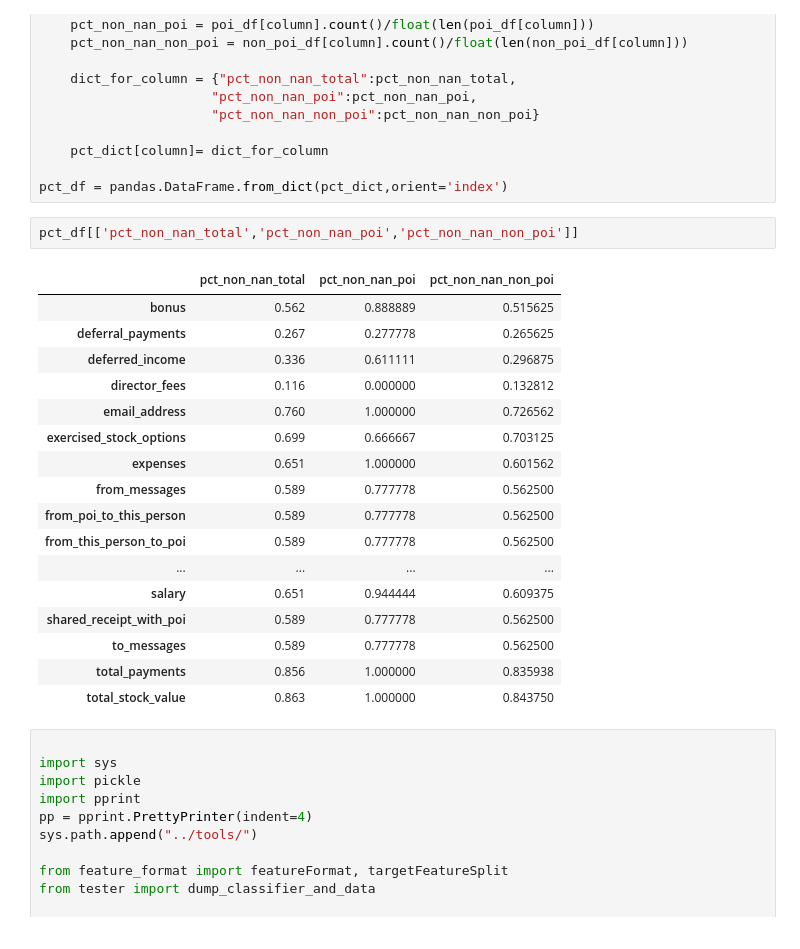
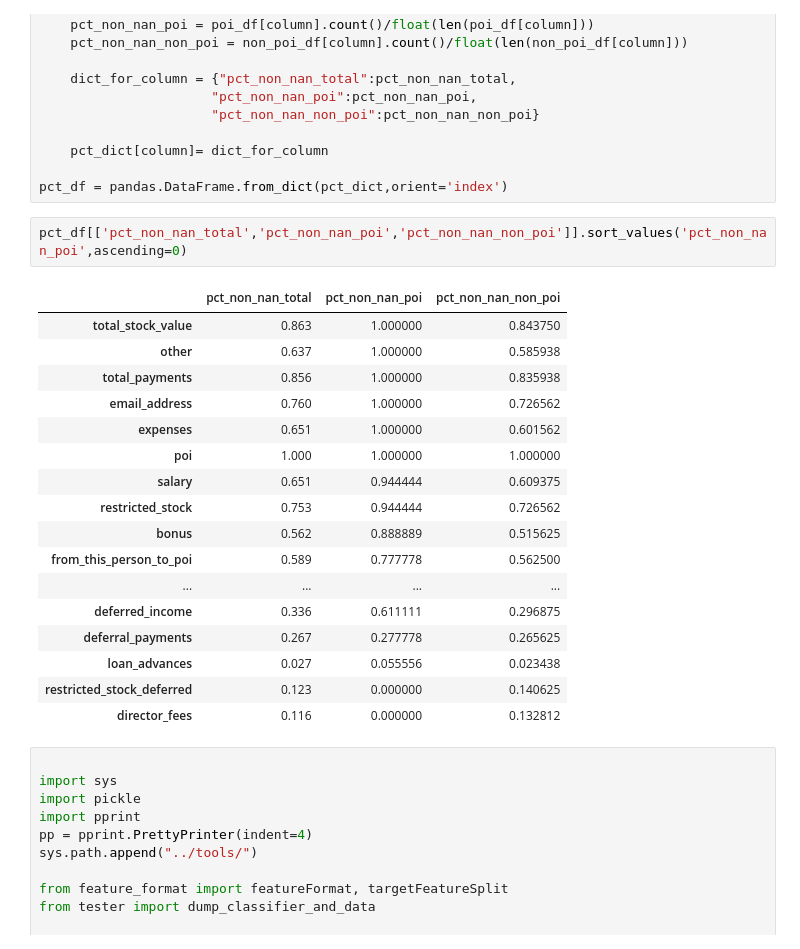
Before and after one commit to lucasverra/udacity_dand_P5, a Jupyter notebook: Machine Learning project walkthrough .ipynb, the cells around one changed output. Cells and saved outputs as stored; diff of their text form.

```diff
--- a/Machine Learning project walkthrough .ipynb
+++ b/Machine Learning project walkthrough .ipynb
@@ -155,25 +155,25 @@ for column in my_dataset_df.columns.values:
 
 pct_df = pandas.DataFrame.from_dict(pct_dict,orient='index')
 # %%
-pct_df[['pct_non_nan_total','pct_non_nan_poi','pct_non_nan_non_poi']]
+pct_df[['pct_non_nan_total','pct_non_nan_poi','pct_non_nan_non_poi']].sort_values('pct_non_nan_poi',ascending=0)
 # %% [output]
 |  | pct_non_nan_total | pct_non_nan_poi | pct_non_nan_non_poi |
+| total_stock_value | 0.863 | 1.000000 | 0.843750 |
+| other | 0.637 | 1.000000 | 0.585938 |
+| total_payments | 0.856 | 1.000000 | 0.835938 |
+| email_address | 0.760 | 1.000000 | 0.726562 |
+| expenses | 0.651 | 1.000000 | 0.601562 |
+| poi | 1.000 | 1.000000 | 1.000000 |
+| salary | 0.651 | 0.944444 | 0.609375 |
+| restricted_stock | 0.753 | 0.944444 | 0.726562 |
 | bonus | 0.562 | 0.888889 | 0.515625 |
-| deferral_payments | 0.267 | 0.277778 | 0.265625 |
-| deferred_income | 0.336 | 0.611111 | 0.296875 |
-| director_fees | 0.116 | 0.000000 | 0.132812 |
-| email_address | 0.760 | 1.000000 | 0.726562 |
-| exercised_stock_options | 0.699 | 0.666667 | 0.703125 |
-| expenses | 0.651 | 1.000000 | 0.601562 |
-| from_messages | 0.589 | 0.777778 | 0.562500 |
-| from_poi_to_this_person | 0.589 | 0.777778 | 0.562500 |
 | from_this_person_to_poi | 0.589 | 0.777778 | 0.562500 |
 | ... | ... | ... | ... |
-| salary | 0.651 | 0.944444 | 0.609375 |
-| shared_receipt_with_poi | 0.589 | 0.777778 | 0.562500 |
-| to_messages | 0.589 | 0.777778 | 0.562500 |
-| total_payments | 0.856 | 1.000000 | 0.835938 |
-| total_stock_value | 0.863 | 1.000000 | 0.843750 |
+| deferred_income | 0.336 | 0.611111 | 0.296875 |
+| deferral_payments | 0.267 | 0.277778 | 0.265625 |
+| loan_advances | 0.027 | 0.055556 | 0.023438 |
+| restricted_stock_deferred | 0.123 | 0.000000 | 0.140625 |
+| director_fees | 0.116 | 0.000000 | 0.132812 |
 # %%
 
 import sys
```
Also changed, not shown: parts of 4 cells of this notebook, 12 other files.
